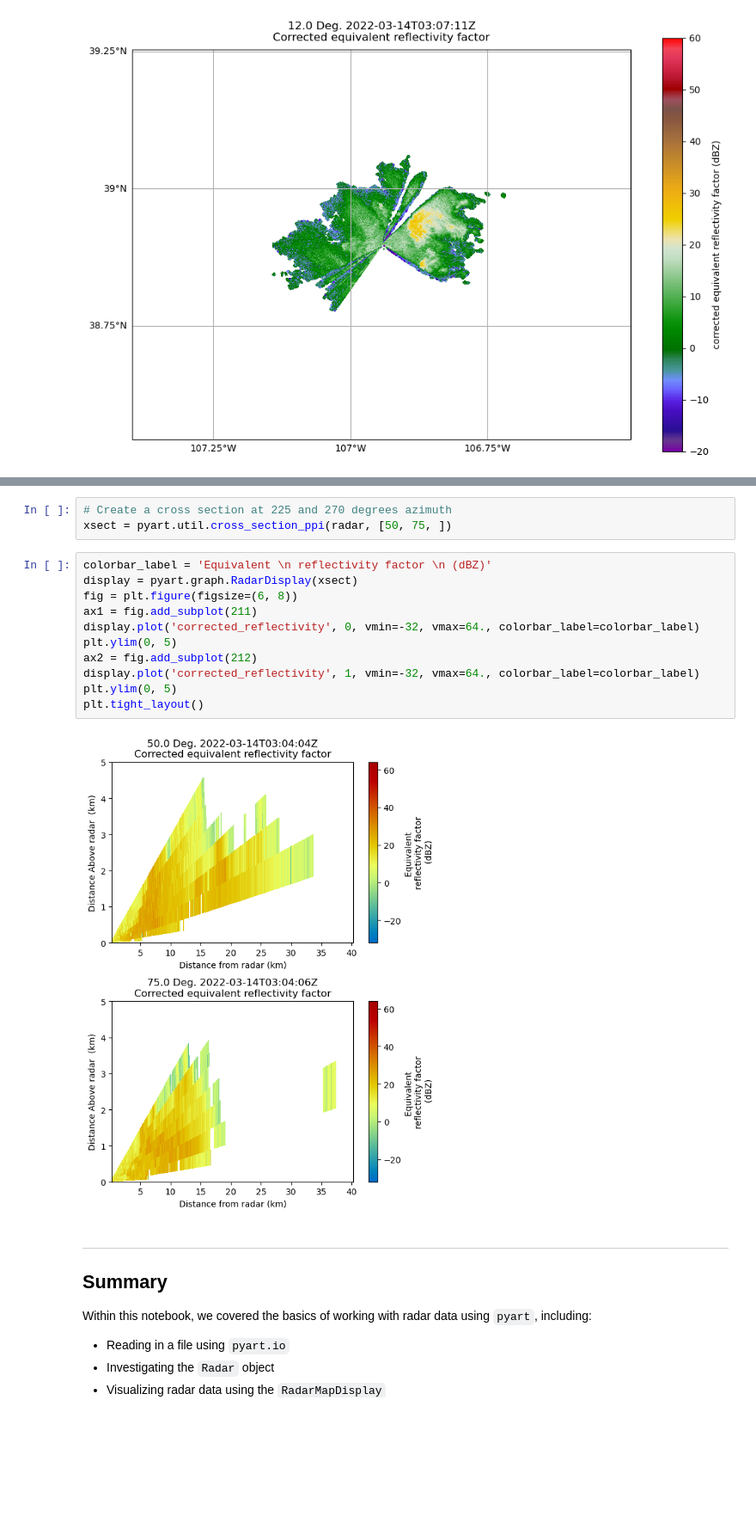
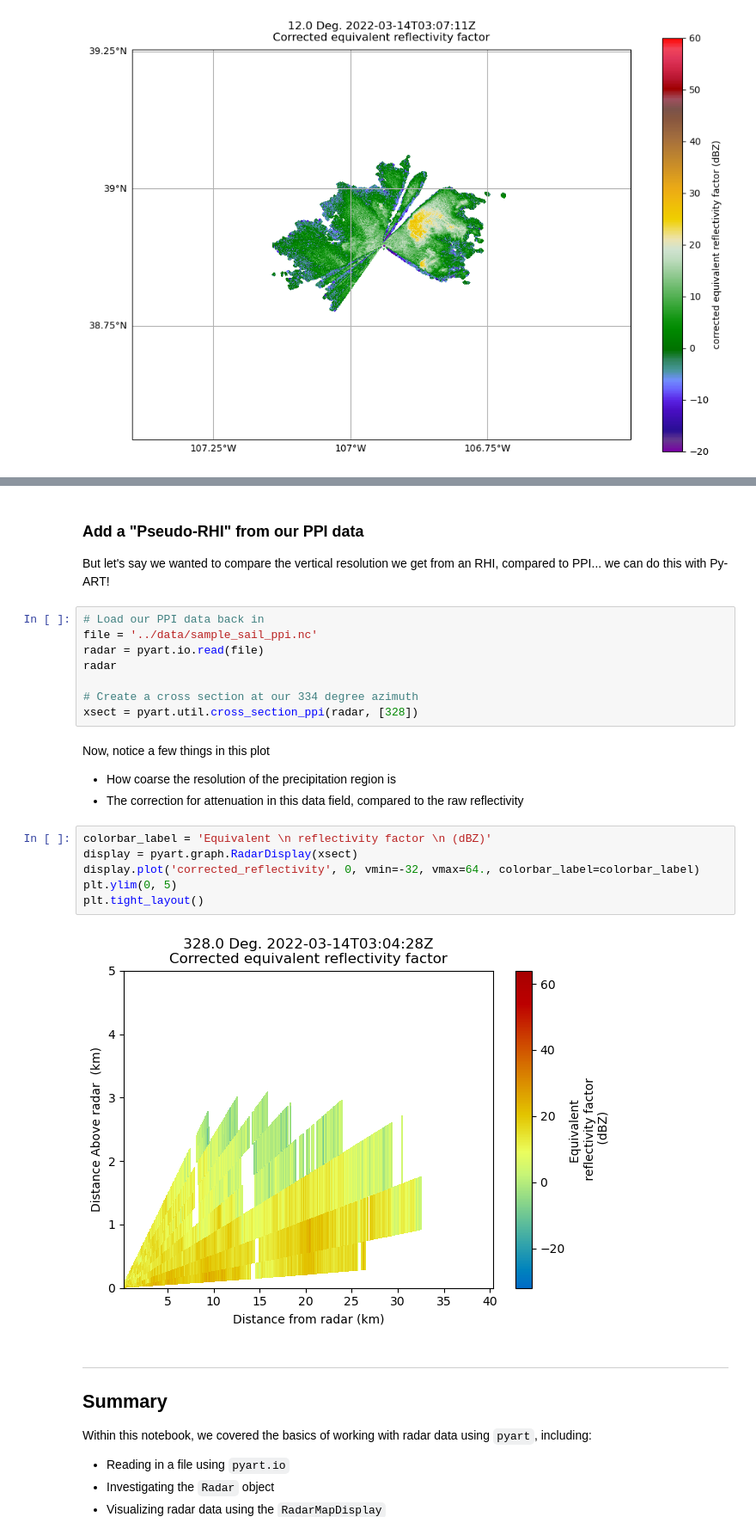
Before and after one commit to mgrover1/mscar-python-workshop-2022, a Jupyter notebook: _sources/notebooks/pyart/pyart-basics.ipynb, the cells around one changed output, grey strips where cells are left out. Shown at 86% size. Drawn from its saved outputs; the diff is of its cells as text; blank space fills up the shorter version.

```diff
--- a/_sources/notebooks/pyart/pyart-basics.ipynb
+++ b/_sources/notebooks/pyart/pyart-basics.ipynb
@@ -310,19 +328,26 @@ Fortunately, Py-ART has a utility to help us create one of these from our radar!
+# %% [markdown]
+### Add a "Pseudo-RHI" from our PPI data
+But let's say we wanted to compare the vertical resolution we get from an RHI, compared to PPI... we can do this with Py-ART!
 # %%
-# Create a cross section at 225 and 270 degrees azimuth
-xsect = pyart.util.cross_section_ppi(radar, [50, 75, ])
+# Load our PPI data back in
+file = '../data/sample_sail_ppi.nc'
+radar = pyart.io.read(file)
+radar
+
+# Create a cross section at our 334 degree azimuth
+xsect = pyart.util.cross_section_ppi(radar, [328])
+# %% [markdown]
+Now, notice a few things in this plot
+- How coarse the resolution of the precipitation region is
+- The correction for attenuation in this data field, compared to the raw reflectivity
 # %%
 colorbar_label = 'Equivalent \n reflectivity factor \n (dBZ)'
 display = pyart.graph.RadarDisplay(xsect)
-fig = plt.figure(figsize=(6, 8))
-ax1 = fig.add_subplot(211)
 display.plot('corrected_reflectivity', 0, vmin=-32, vmax=64., colorbar_label=colorbar_label)
 plt.ylim(0, 5)
-ax2 = fig.add_subplot(212)
-display.plot('corrected_reflectivity', 1, vmin=-32, vmax=64., colorbar_label=colorbar_label)
-plt.ylim(0, 5)
 plt.tight_layout()
 # %% [output]
-[figure, old version]
+[figure, new version]
 # %% [markdown]
 ---
 ## Summary
```
Also changed, not shown: parts of 6 cells of this notebook, 5 other files.
